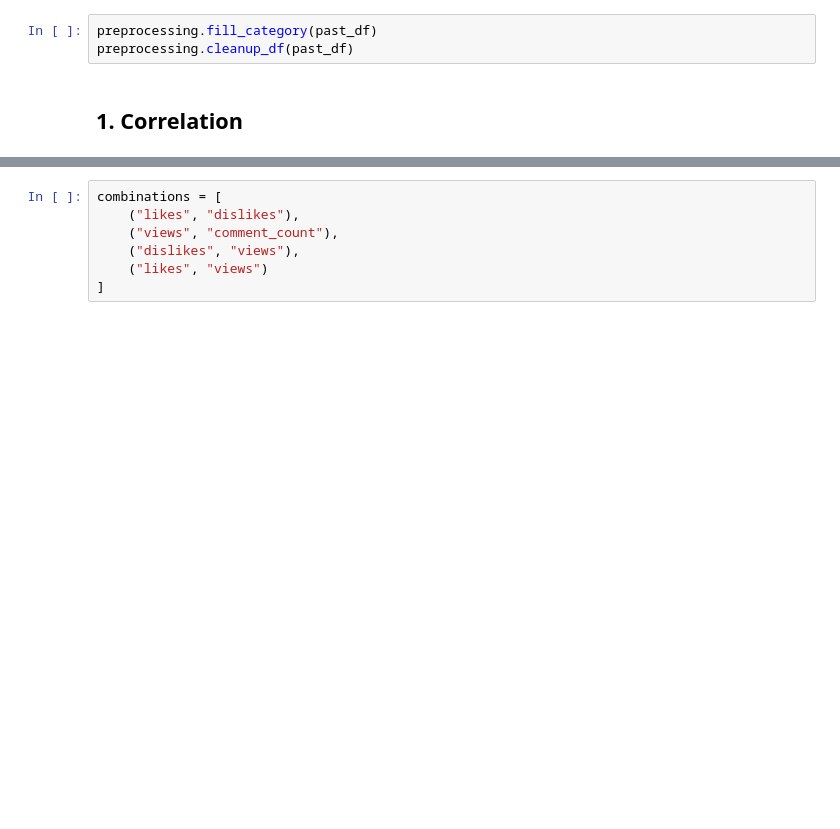
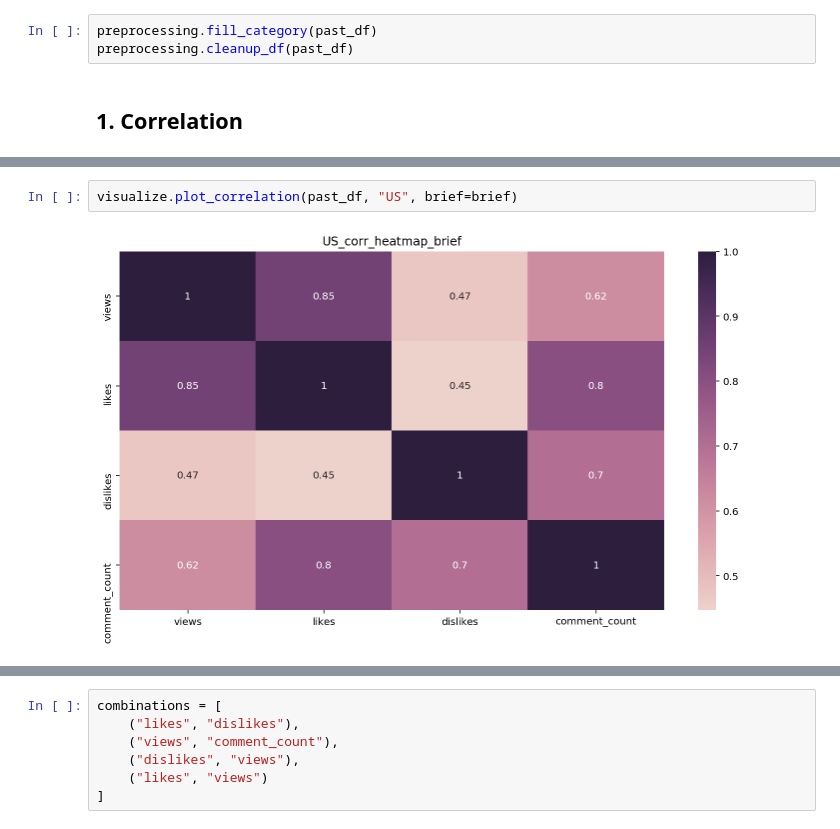
Before and after one commit to danielyou0230/YouTube-Trending-Videos-Analysis-Team-19-FA19, a Jupyter notebook: main.ipynb, the cells around one changed output, grey strips where cells are left out. Cells and saved outputs as stored; diff of their text form; blank space fills up the shorter version.

```diff
--- a/main.ipynb
+++ b/main.ipynb
@@ -34,0 +33,4 @@ visualize.plot_correlation(past_df, "US")
+# %%
+visualize.plot_correlation(past_df, "US", brief=brief)
+# %% [output]
+[figure, added]
```
Also changed, not shown: parts of 11 cells of this notebook, 1 other file.
